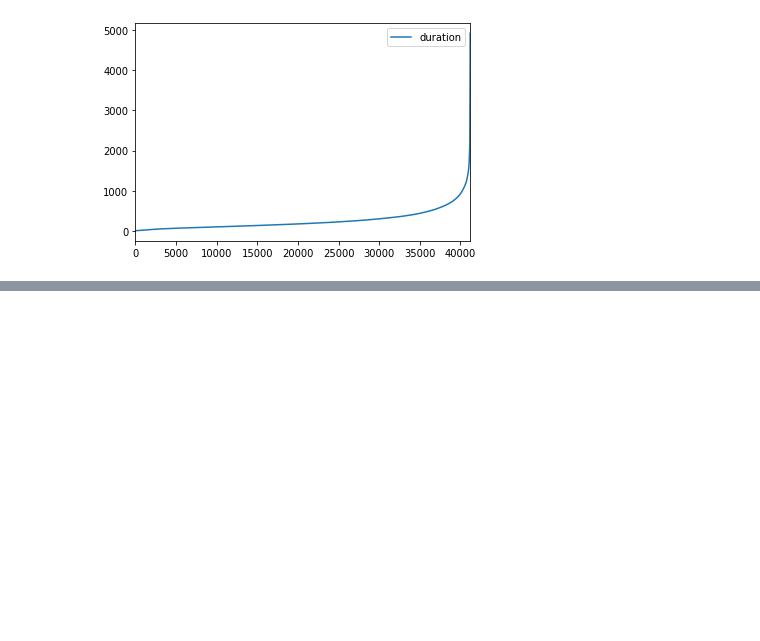
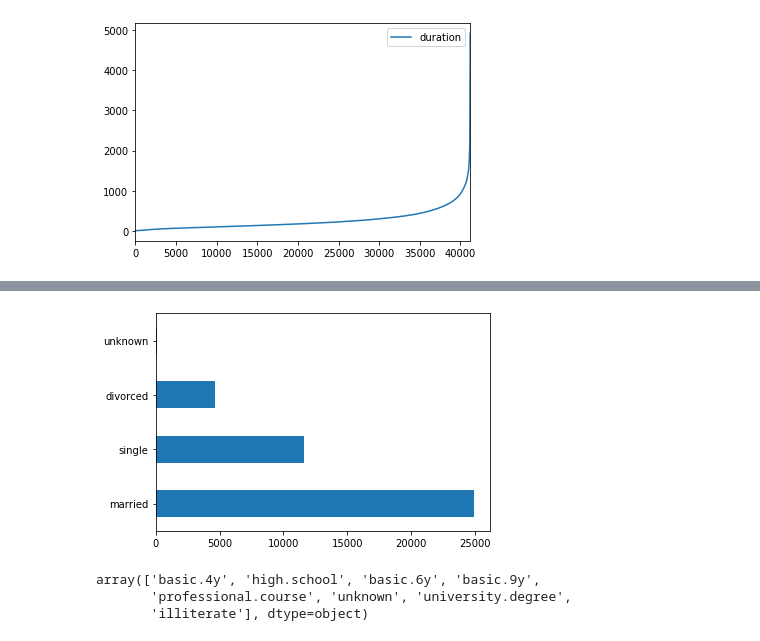
Before and after one commit to YoungJae-Hur/Data-science, a Jupyter notebook: project-marketing/8. client data analysis.ipynb, the cells around one changed output, grey strips where cells are left out. Saved outputs shown, nothing was run; the diff lists cells and outputs as text; code cells hidden in the pictures; blank space fills up the shorter version.

```diff
--- a/project-marketing/8. client data analysis.ipynb
+++ b/project-marketing/8. client data analysis.ipynb
@@ -329,0 +400,12 @@ plt.show()
+# %%
+# horizontal bar graph
+marital.plot.barh()
+plt.show()
+# %% [output]
+[figure, added]
+# %%
+df['education'].unique()
+# %% [output]
+array(['basic.4y', 'high.school', 'basic.6y', 'basic.9y',
+       'professional.course', 'unknown', 'university.degree',
+       'illiterate'], dtype=object)
```
Also changed, not shown: parts of 11 cells of this notebook.
